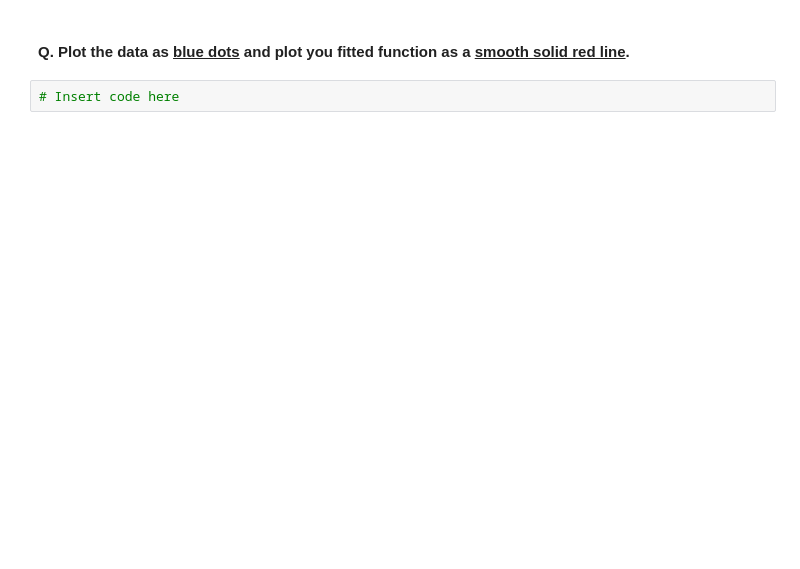
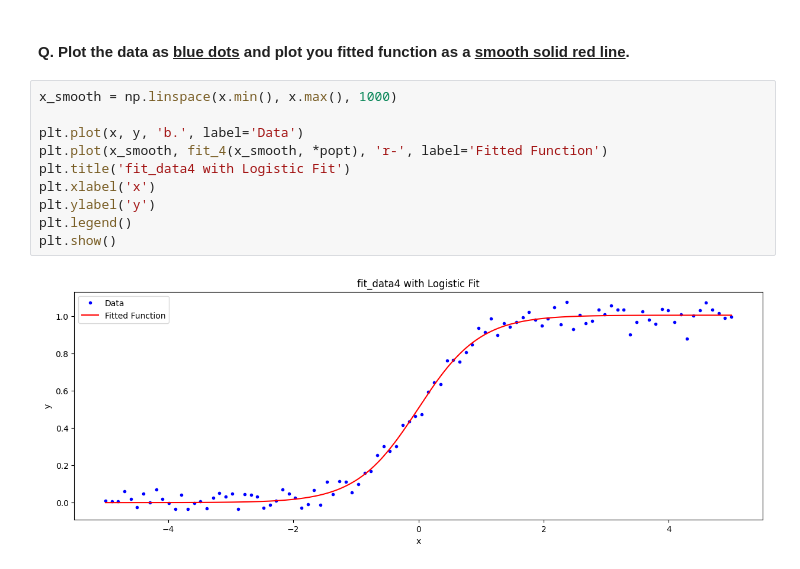
Before and after one commit to Brittany2028/ml-quiz, a Jupyter notebook: Take Home Quiz 1 - Curve Fitting.ipynb, the cells around one changed output. Cells and saved outputs as stored; diff of their text form; blank space fills up the shorter version.

```diff
--- a/Take Home Quiz 1 - Curve Fitting.ipynb
+++ b/Take Home Quiz 1 - Curve Fitting.ipynb
@@ -430,4 +470,14 @@ plt.show()
 # %% [markdown]
 #### Q. Plot the data as <u><b>blue dots</u></b> and plot you fitted function as a <b><u>smooth solid red line</u></b>.
-# %%
-# Insert code here
+# %%
+x_smooth = np.linspace(x.min(), x.max(), 1000)
+
+plt.plot(x, y, 'b.', label='Data')
+plt.plot(x_smooth, fit_4(x_smooth, *popt), 'r-', label='Fitted Function')
+plt.title('fit_data4 with Logistic Fit')
+plt.xlabel('x')
+plt.ylabel('y')
+plt.legend()
+plt.show()
+# %% [output]
+[figure, added]
```
Also changed, not shown: parts of 10 cells of this notebook.
